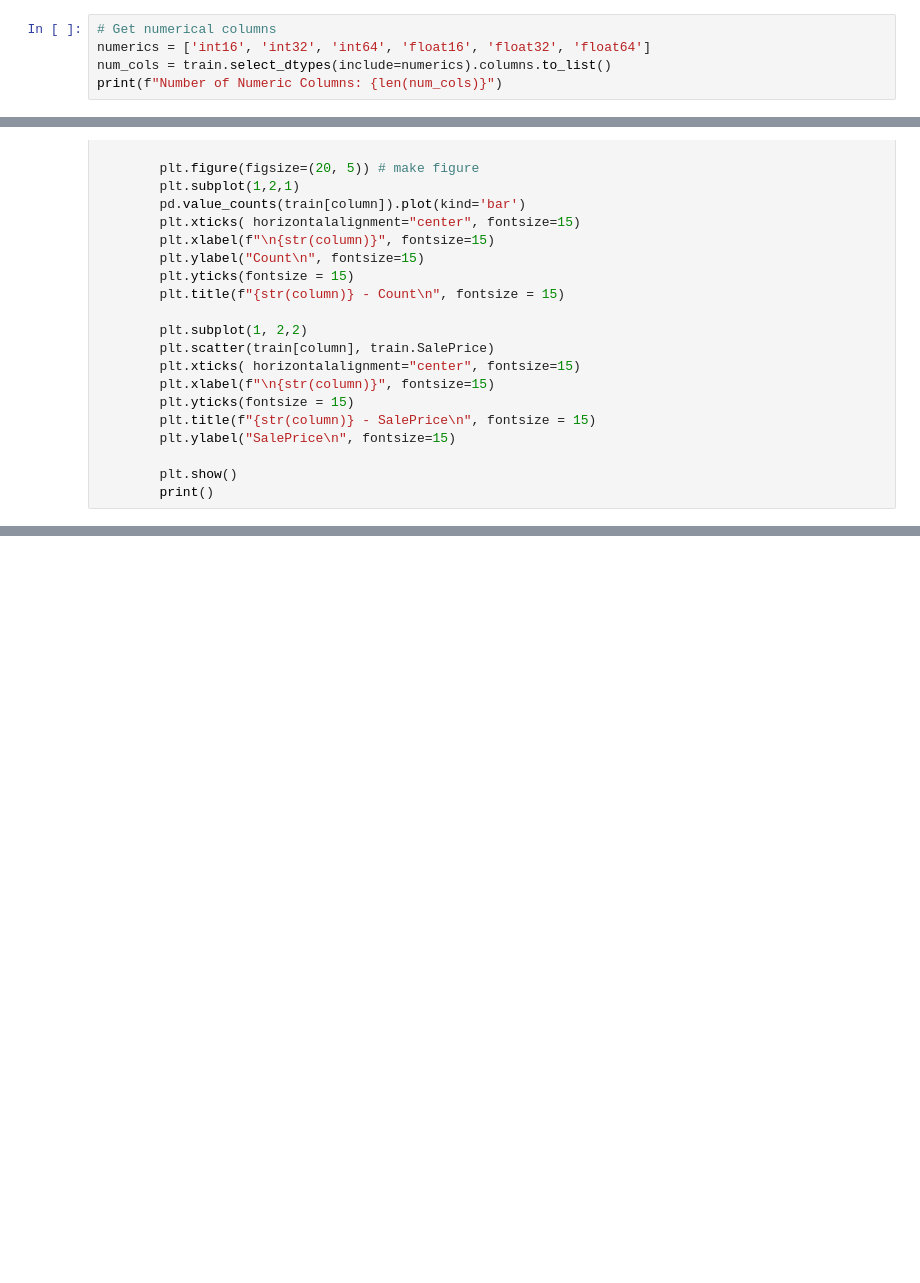
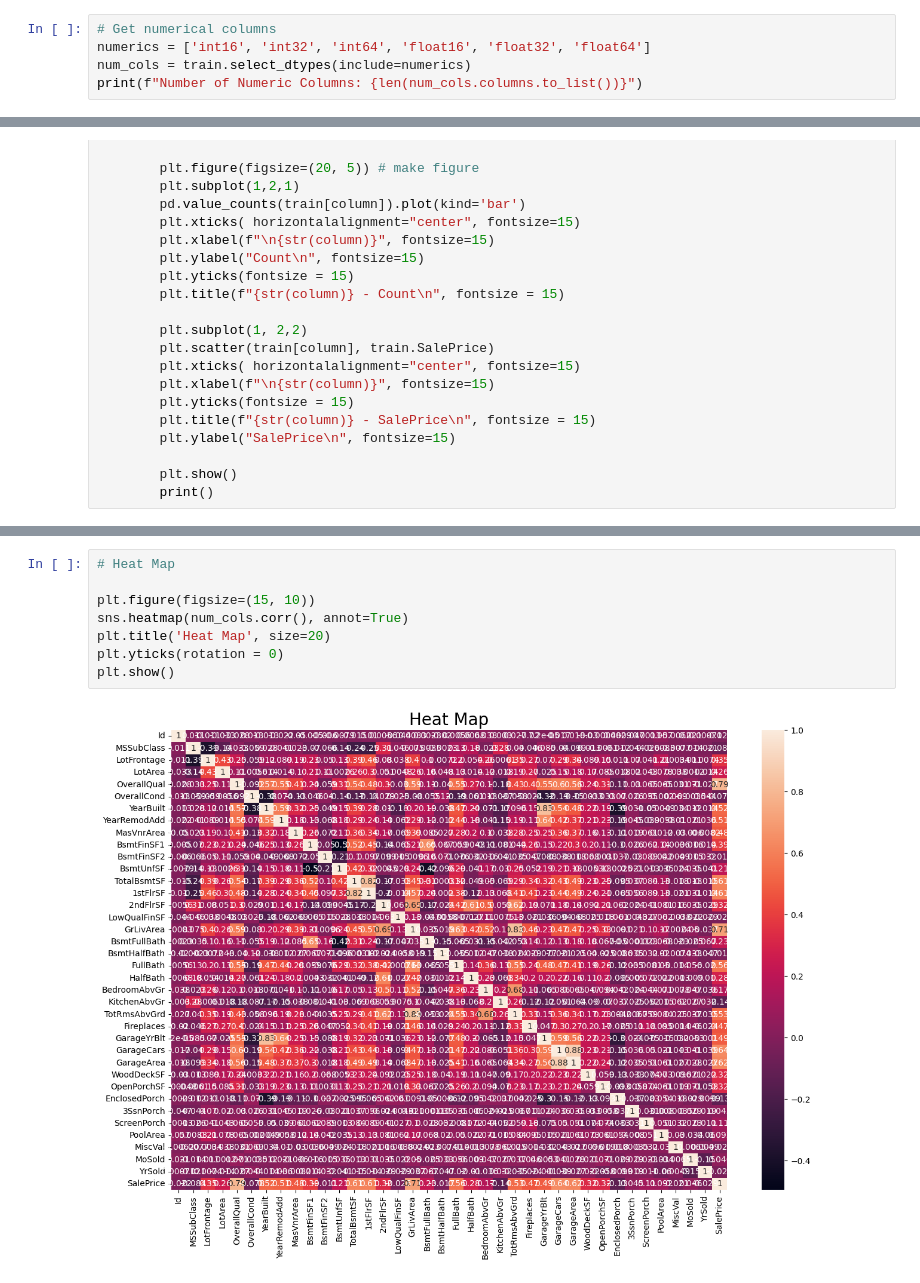
Before and after one commit to Paul-Ndirangu/data_science-assessment, a Jupyter notebook: Assessment_PartII_Paul_Ndirangu/Assessment_PartI_Paul_ndirangu.ipynb, the cells around one changed output, grey strips where cells are left out. Drawn from its saved outputs; the diff is of its cells as text; blank space fills up the shorter version.

```diff
--- a/Assessment_PartII_Paul_Ndirangu/Assessment_PartI_Paul_ndirangu.ipynb
+++ b/Assessment_PartII_Paul_Ndirangu/Assessment_PartI_Paul_ndirangu.ipynb
@@ -312,8 +312,8 @@ def Numerical_Plot(column):
 # %%
 # Get numerical columns
 numerics = ['int16', 'int32', 'int64', 'float16', 'float32', 'float64']
-num_cols = train.select_dtypes(include=numerics).columns.to_list()
-print(f"Number of Numeric Columns: {len(num_cols)}")
+num_cols = train.select_dtypes(include=numerics)
+print(f"Number of Numeric Columns: {len(num_cols.columns.to_list())}")
 # %% [output]
 Number of Numeric Columns: 38
 # %%
@@ -367,0 +389,10 @@ Number of Object columns: 37
+# %%
+# Heat Map
+
+plt.figure(figsize=(15, 10))
+sns.heatmap(num_cols.corr(), annot=True)
+plt.title('Heat Map', size=20)
+plt.yticks(rotation = 0)
+plt.show()
+# %% [output]
+[figure, added]
```
Also changed, not shown: parts of 4 cells of this notebook.
